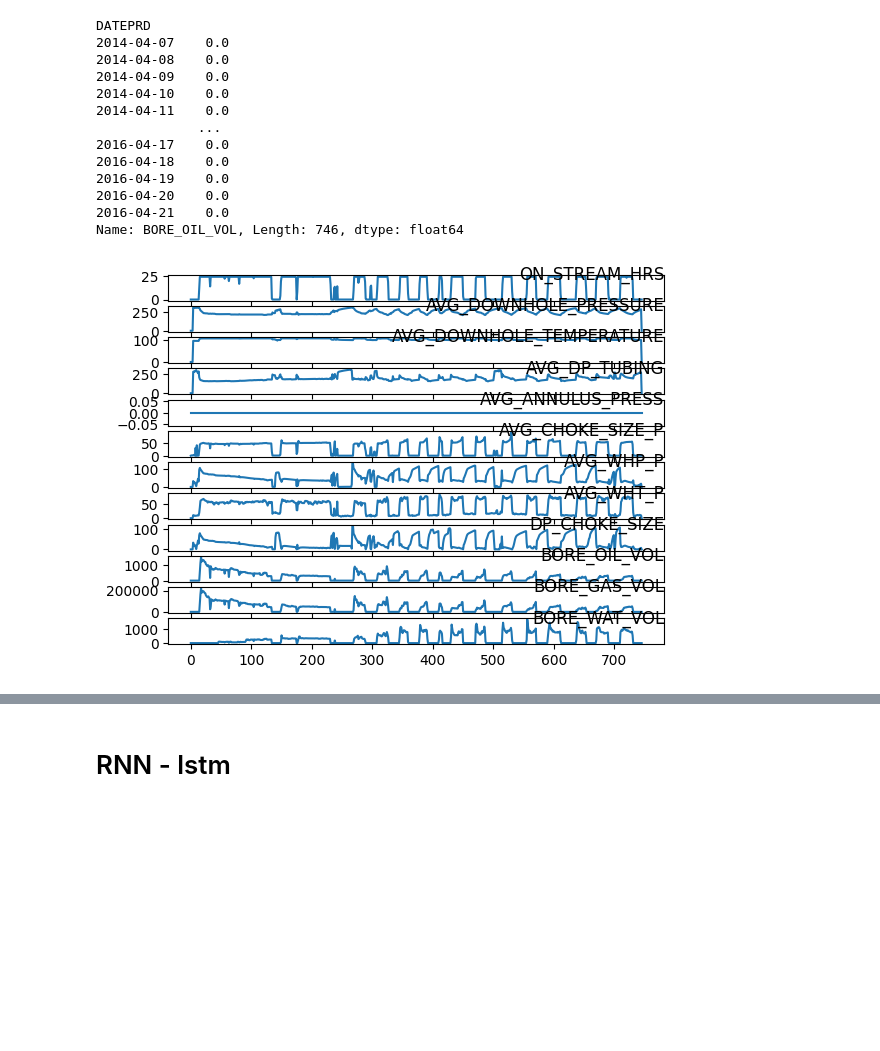
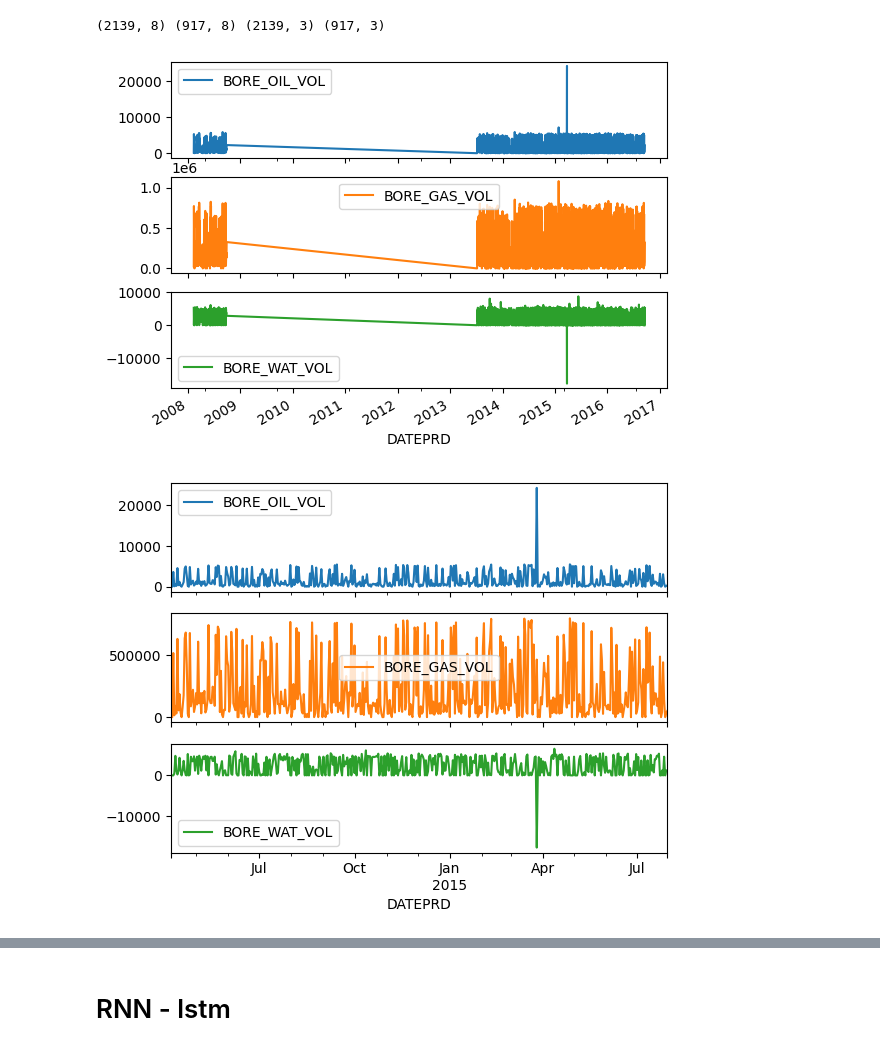
Before and after one commit to topefolorunso/NN-Based-Oil-Prediction-Model-w-Time-Series-Forecasting, a Jupyter notebook: 507_508/data_prep.ipynb, the cells around one changed output, grey strips where cells are left out. Saved outputs shown, nothing was run; the diff lists cells and outputs as text; code cells hidden in the pictures; blank space fills up the shorter version.

```diff
--- a/507_508/data_prep.ipynb
+++ b/507_508/data_prep.ipynb
@@ -21,7 +24,8 @@ from tensorflow.keras.layers import LSTM
 # %%
 #import raw dataset
 
-file = "C:\\Users\\tops-machine\\Projects\\507_508\\Volve production data.xlsx"
+file = "Volve production data.xlsx"
+#file = "https://docs.google.com/spreadsheets/d/1wEus6YNRmfPdbMk0hAiMgnq7DRLboM5j/edit?usp=sharing&ouid=103845268356617498520&rtpof=true&sd=true"
 sheet = "Daily Production Data"
 
 df = pd.read_excel(file, sheet)
@@ -91,42 +105,45 @@ def get_outputs(well_code):
     return tuple([well_df[col] for col in ["BORE_OIL_VOL", "BORE_GAS_VOL", "BORE_WAT_VOL"]])
 
 #print (get_outputs(7405)[0])
+
+
+# split a univariate sequence into samples
+def split_sequence(sequence, n_steps):
+    X, y = list(), list()
+
+    for i in range(len(sequence)):
+
+        # find the end of this pattern
+        end_ix = i + n_steps
+
+        # check if we are beyond the sequence
+        if end_ix > len(sequence)-1:
+            break
+
+        # gather input and output parts of the pattern
+        seq_x, seq_y = sequence[i:end_ix], sequence[end_ix]
+        X.append(seq_x)
+        y.append(seq_y)
+
+    return asarray(X), asarray(y)
-# %% [output]
-DATEPRD
-2014-04-07    0.0
-2014-04-08    0.0
-2014-04-09    0.0
-2014-04-10    0.0
-2014-04-11    0.0
-             ...
-2016-04-17    0.0
-2016-04-18    0.0
-2016-04-19    0.0
-2016-04-20    0.0
-2016-04-21    0.0
-Name: BORE_OIL_VOL, Length: 746, dtype: float64
 # %%
-well_code = 7405
+well_code = 5599
 well_df = get_df(well_code)
 X_train, X_test, y_train, y_test = get_test_and_train_data(well_code)
 
-# specify columns to plot
-n = len(well_df.columns)
-i = 1
+print(X_train.shape, X_test.shape, y_train.shape, y_test.shape)
 
-arr = well_df.to_numpy()
+plot_cols = ["BORE_OIL_VOL", "BORE_GAS_VOL", "BORE_WAT_VOL"]
+plot_features = y_train[plot_cols]
+plot_features.index = date_time[:y_train.shape[0]]
+_ = plot_features.plot(subplots=True)
 
-# plot each column
-plt.figure()
-
-for col_num in range(n):
-
-    plt.subplot(n, 1, i)
-    plt.plot(arr[:, col_num])
-    plt.title(well_df.columns[col_num], y=0.5, loc='right')
-
-    i += 1
+plot_features = y_train[plot_cols][:480]
+plot_features.index = date_time[:480]
+_ = plot_features.plot(subplots=True)
 
 plt.show()
 # %% [output]
+(2139, 8) (917, 8) (2139, 3) (917, 3)
-[figure, old version]
+[figure, new version]
+[figure, added]
```
Also changed, not shown: parts of 11 cells of this notebook.
